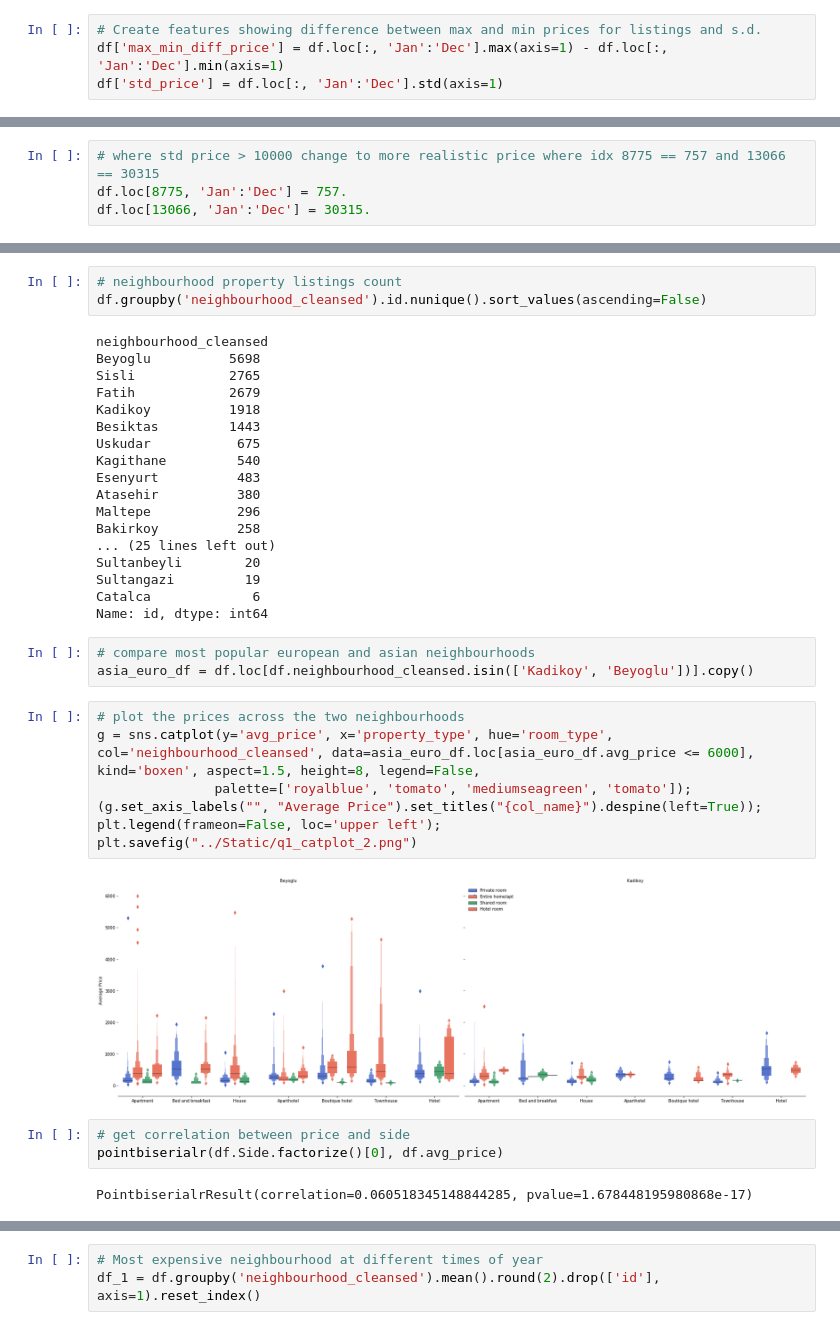
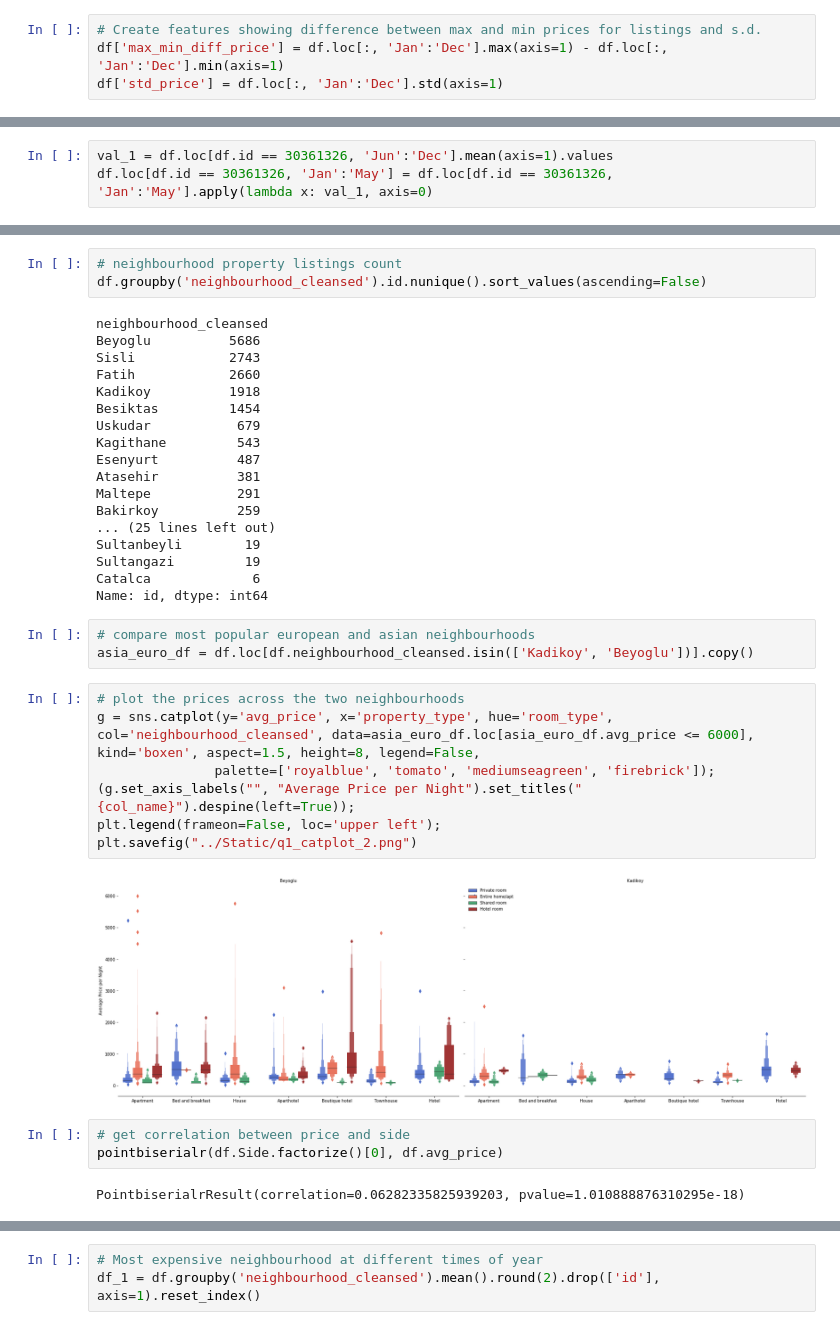
Before and after one commit to dagrewal/istanbul-airbnb-analysis, a Jupyter notebook: Code/Analysis_Prices.ipynb, the cells around one changed output, grey strips where cells are left out. Drawn from its saved outputs; the diff is of its cells as text.

```diff
--- a/Code/Analysis_Prices.ipynb
+++ b/Code/Analysis_Prices.ipynb
@@ -92,4 +92,0 @@ outlier_df = df.loc[df.std_price > 48].copy()
-# %%
-# where std price > 10000 change to more realistic price where idx 8775 == 757 and 13066 == 30315
-df.loc[8775, 'Jan':'Dec'] = 757.
-df.loc[13066, 'Jan':'Dec'] = 30315.
@@ -96,3 +97,6 @@ df.loc[13066, 'Jan':'Dec'] = 30315.
+# %%
+val_1 = df.loc[df.id == 30361326, 'Jun':'Dec'].mean(axis=1).values
+df.loc[df.id == 30361326, 'Jan':'May'] = df.loc[df.id == 30361326, 'Jan':'May'].apply(lambda x: val_1, axis=0)
 # %%
 # plot the average price for property types
 plt.figure(figsize=(18,6))
@@ -119,19 +134,19 @@ plt.savefig("../Static/q1_catplot_1.png")
 df.groupby('neighbourhood_cleansed').id.nunique().sort_values(ascending=False)
 # %% [output]
 neighbourhood_cleansed
-Beyoglu          5698
-Sisli            2765
-Fatih            2679
+Beyoglu          5686
+Sisli            2743
+Fatih            2660
 Kadikoy          1918
-Besiktas         1443
-Uskudar           675
-Kagithane         540
-Esenyurt          483
-Atasehir          380
-Maltepe           296
-Bakirkoy          258
+Besiktas         1454
+Uskudar           679
+Kagithane         543
+Esenyurt          487
+Atasehir          381
+Maltepe           291
+Bakirkoy          259
 ... (25 lines left out)
-Sultanbeyli        20
+Sultanbeyli        19
 Sultangazi         19
 Catalca             6
 Name: id, dtype: int64
@@ -141,17 +156,17 @@ asia_euro_df = df.loc[df.neighbourhood_cleansed.isin(['Kadikoy', 'Beyoglu'])].co
 # %%
 # plot the prices across the two neighbourhoods
 g = sns.catplot(y='avg_price', x='property_type', hue='room_type', col='neighbourhood_cleansed', data=asia_euro_df.loc[asia_euro_df.avg_price <= 6000], kind='boxen', aspect=1.5, height=8, legend=False,
-               palette=['royalblue', 'tomato', 'mediumseagreen', 'tomato']);
-(g.set_axis_labels("", "Average Price").set_titles("{col_name}").despine(left=True));
+               palette=['royalblue', 'tomato', 'mediumseagreen', 'firebrick']);
+(g.set_axis_labels("", "Average Price per Night").set_titles("{col_name}").despine(left=True));
 plt.legend(frameon=False, loc='upper left');
 plt.savefig("../Static/q1_catplot_2.png")
 # %% [output]
-[figure, old version]
+[figure, new version]
 # %%
 # get correlation between price and side
 pointbiserialr(df.Side.factorize()[0], df.avg_price)
 # %% [output]
-PointbiserialrResult(correlation=0.060518345148844285, pvalue=1.678448195980868e-17)
+PointbiserialrResult(correlation=0.06282335825939203, pvalue=1.010888876310295e-18)
 # %%
 # get correlation between price and side for two neighbourhoods
 pointbiserialr(asia_euro_df.Side.factorize()[0], asia_euro_df.avg_price)
```
Also changed, not shown: parts of 15 cells of this notebook, 15 other files.
